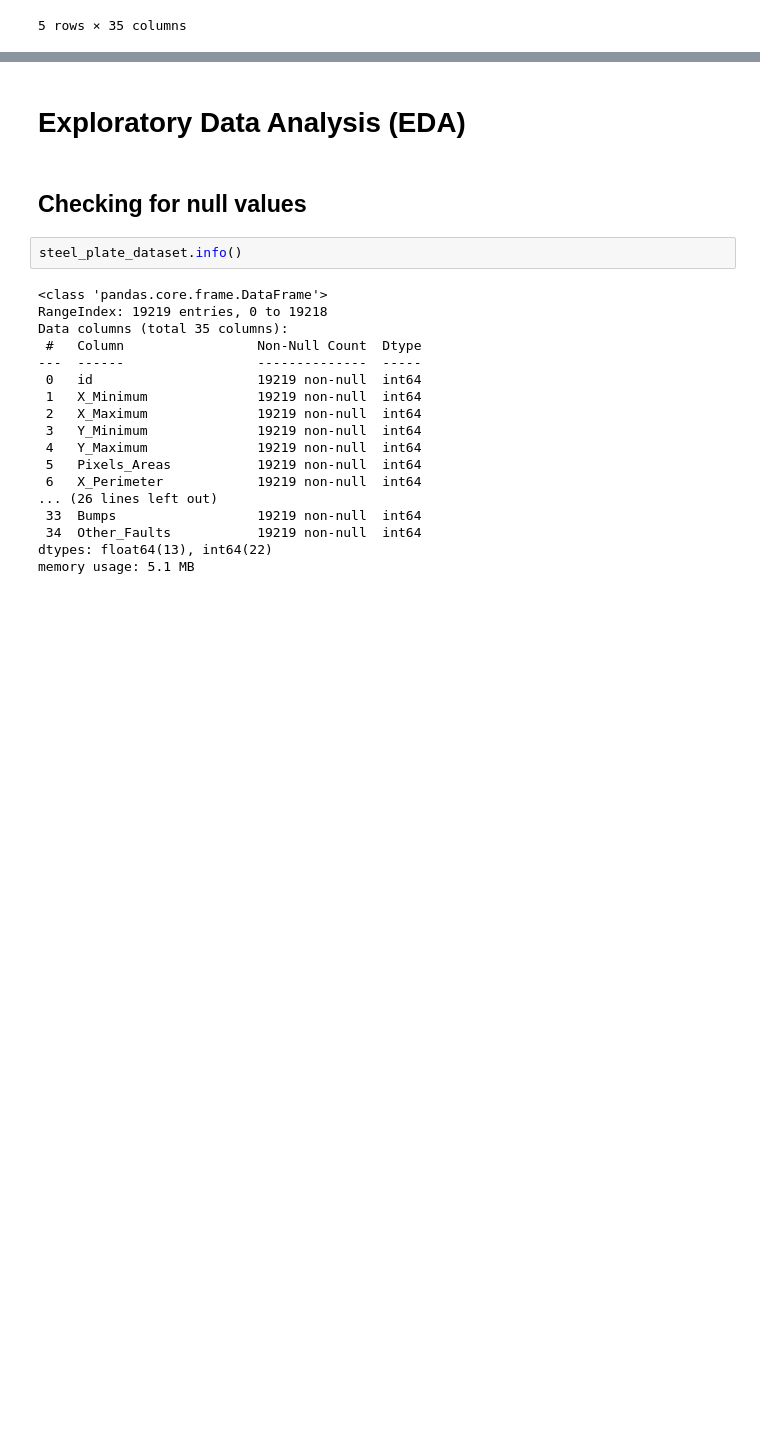
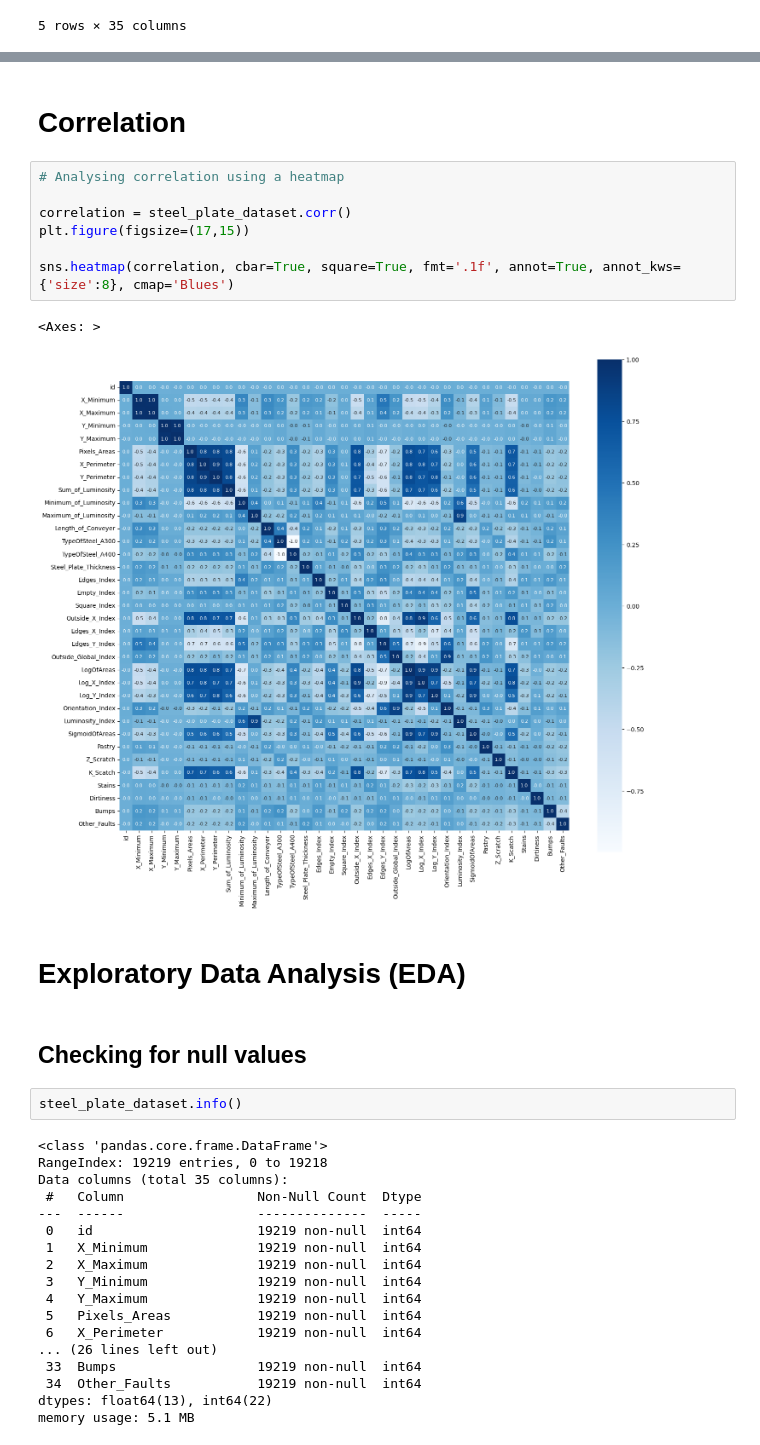
Before and after one commit to imesh562/steel_plate_defect_prediction, a Jupyter notebook: steel_plate_defects_prediction.ipynb, the cells around one changed output, grey strips where cells are left out. Drawn from its saved outputs; the diff is of its cells as text; blank space fills up the shorter version.

```diff
--- a/steel_plate_defects_prediction.ipynb
+++ b/steel_plate_defects_prediction.ipynb
@@ -48,3 +54,15 @@ steel_plate_dataset.tail()
+# %% [markdown]
+# Correlation
+# %%
+# Analysing correlation using a heatmap
+
+correlation = steel_plate_dataset.corr()
+plt.figure(figsize=(17,15))
+
+sns.heatmap(correlation, cbar=True, square=True, fmt='.1f', annot=True, annot_kws={'size':8}, cmap='Blues')
+# %% [output]
+<Axes: >
+[figure, added]
 # %% [markdown]
 # Exploratory Data Analysis (EDA)
 # %% [markdown]
```
Also changed, not shown: parts of 12 cells of this notebook, 2 other files.
